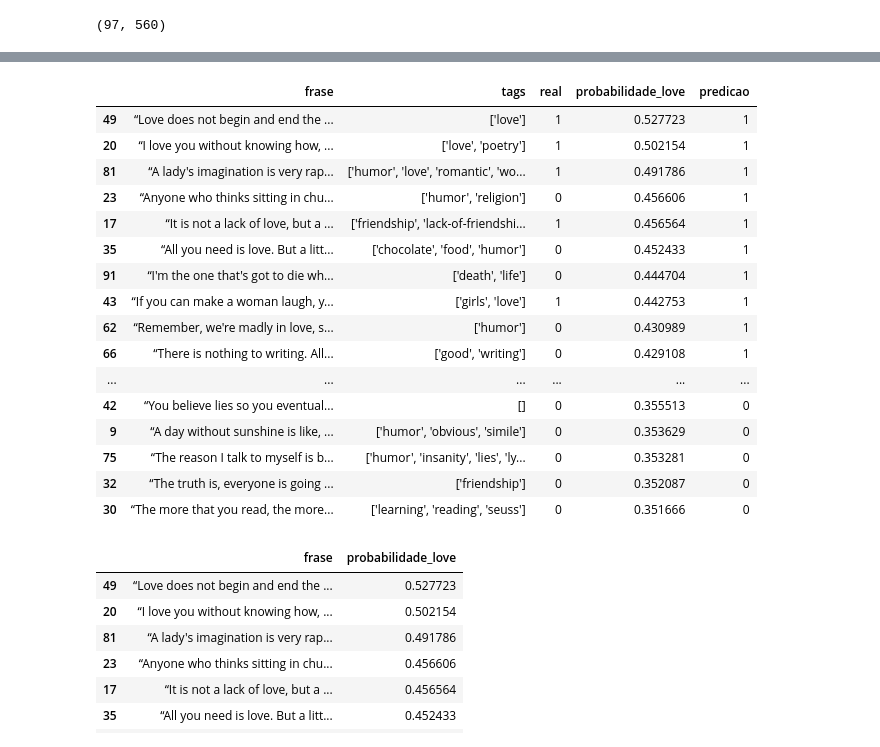
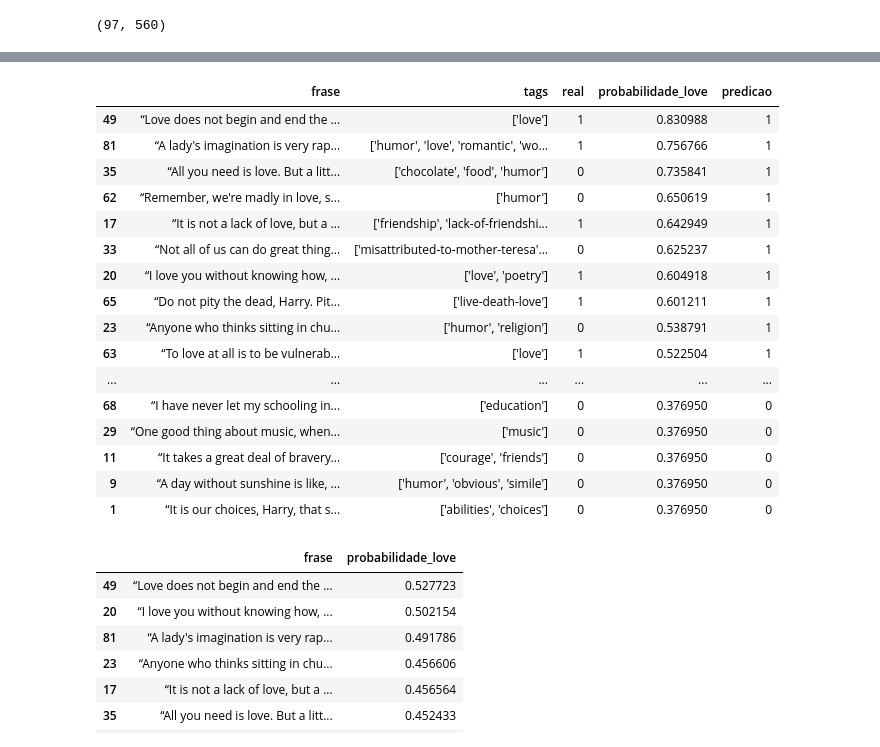
Before and after one commit to Isabela-Farina/Perspectiva_dados, a Jupyter notebook: Analise/Aprendizado.ipynb, the cells around one changed output, grey strips where cells are left out. Drawn from its saved outputs; the diff is of its cells as text; code cells hidden in the pictures.

```diff
--- a/Analise/Aprendizado.ipynb
+++ b/Analise/Aprendizado.ipynb
@@ -103,4 +126,24 @@ weighted avg       0.84      0.77      0.80        97
 # %%
+y_prob = cross_val_predict(
+    modelo,
+    X,
+    y,
+    cv=cv,
+    method="predict_proba"
+)
+
+prob_love = y_prob[:,1]
+
+y_pred = (prob_love >= 0.445).astype(int)
+
+print(
+    classification_report(
+        y,
+        y_pred
+    )
+)
+
+
 cm = confusion_matrix(y, y_pred)
 
 plt.figure(figsize=(6,5))
@@ -123,34 +174,37 @@ plt.show()
 # %%
+import pandas as pd
+
+pd.set_option('display.max_colwidth', None)
 resultado = pd.DataFrame({
     "frase": df_tfidf["frase"],
     "tags": df_tfidf["tags"],
     "real": y,
     "probabilidade_love": prob_love,
     "predicao": y_pred
 })
 
 resultado.sort_values(
     by="probabilidade_love",
     ascending=False
 ).head(60)
 # %% [output]
 |  | frase | tags | real | probabilidade_love | predicao |
-| 49 | “Love does not begin and end the ... | ['love'] | 1 | 0.527723 | 1 |
-| 20 | “I love you without knowing how, ... | ['love', 'poetry'] | 1 | 0.502154 | 1 |
-| 81 | “A lady's imagination is very rap... | ['humor', 'love', 'romantic', 'wo... | 1 | 0.491786 | 1 |
-| 23 | “Anyone who thinks sitting in chu... | ['humor', 'religion'] | 0 | 0.456606 | 1 |
-| 17 | “It is not a lack of love, but a ... | ['friendship', 'lack-of-friendshi... | 1 | 0.456564 | 1 |
-| 35 | “All you need is love. But a litt... | ['chocolate', 'food', 'humor'] | 0 | 0.452433 | 1 |
-| 91 | “I'm the one that's got to die wh... | ['death', 'life'] | 0 | 0.444704 | 1 |
-| 43 | “If you can make a woman laugh, y... | ['girls', 'love'] | 1 | 0.442753 | 1 |
-| 62 | “Remember, we're madly in love, s... | ['humor'] | 0 | 0.430989 | 1 |
-| 66 | “There is nothing to writing. All... | ['good', 'writing'] | 0 | 0.429108 | 1 |
+| 49 | “Love does not begin and end the ... | ['love'] | 1 | 0.830988 | 1 |
+| 81 | “A lady's imagination is very rap... | ['humor', 'love', 'romantic', 'wo... | 1 | 0.756766 | 1 |
+| 35 | “All you need is love. But a litt... | ['chocolate', 'food', 'humor'] | 0 | 0.735841 | 1 |
+| 62 | “Remember, we're madly in love, s... | ['humor'] | 0 | 0.650619 | 1 |
+| 17 | “It is not a lack of love, but a ... | ['friendship', 'lack-of-friendshi... | 1 | 0.642949 | 1 |
+| 33 | “Not all of us can do great thing... | ['misattributed-to-mother-teresa'... | 0 | 0.625237 | 1 |
+| 20 | “I love you without knowing how, ... | ['love', 'poetry'] | 1 | 0.604918 | 1 |
+| 65 | “Do not pity the dead, Harry. Pit... | ['live-death-love'] | 1 | 0.601211 | 1 |
+| 23 | “Anyone who thinks sitting in chu... | ['humor', 'religion'] | 0 | 0.538791 | 1 |
+| 63 | “To love at all is to be vulnerab... | ['love'] | 1 | 0.522504 | 1 |
 | ... | ... | ... | ... | ... | ... |
-| 42 | “You believe lies so you eventual... | [] | 0 | 0.355513 | 0 |
-| 9 | “A day without sunshine is like, ... | ['humor', 'obvious', 'simile'] | 0 | 0.353629 | 0 |
-| 75 | “The reason I talk to myself is b... | ['humor', 'insanity', 'lies', 'ly... | 0 | 0.353281 | 0 |
-| 32 | “The truth is, everyone is going ... | ['friendship'] | 0 | 0.352087 | 0 |
-| 30 | “The more that you read, the more... | ['learning', 'reading', 'seuss'] | 0 | 0.351666 | 0 |
+| 68 | “I have never let my schooling in... | ['education'] | 0 | 0.376950 | 0 |
+| 29 | “One good thing about music, when... | ['music'] | 0 | 0.376950 | 0 |
+| 11 | “It takes a great deal of bravery... | ['courage', 'friends'] | 0 | 0.376950 | 0 |
+| 9 | “A day without sunshine is like, ... | ['humor', 'obvious', 'simile'] | 0 | 0.376950 | 0 |
+| 1 | “It is our choices, Harry, that s... | ['abilities', 'choices'] | 0 | 0.376950 | 0 |
 # %%
 resultado.sort_values(
     by="probabilidade_love",
```
Also changed, not shown: parts of 3 cells of this notebook.
